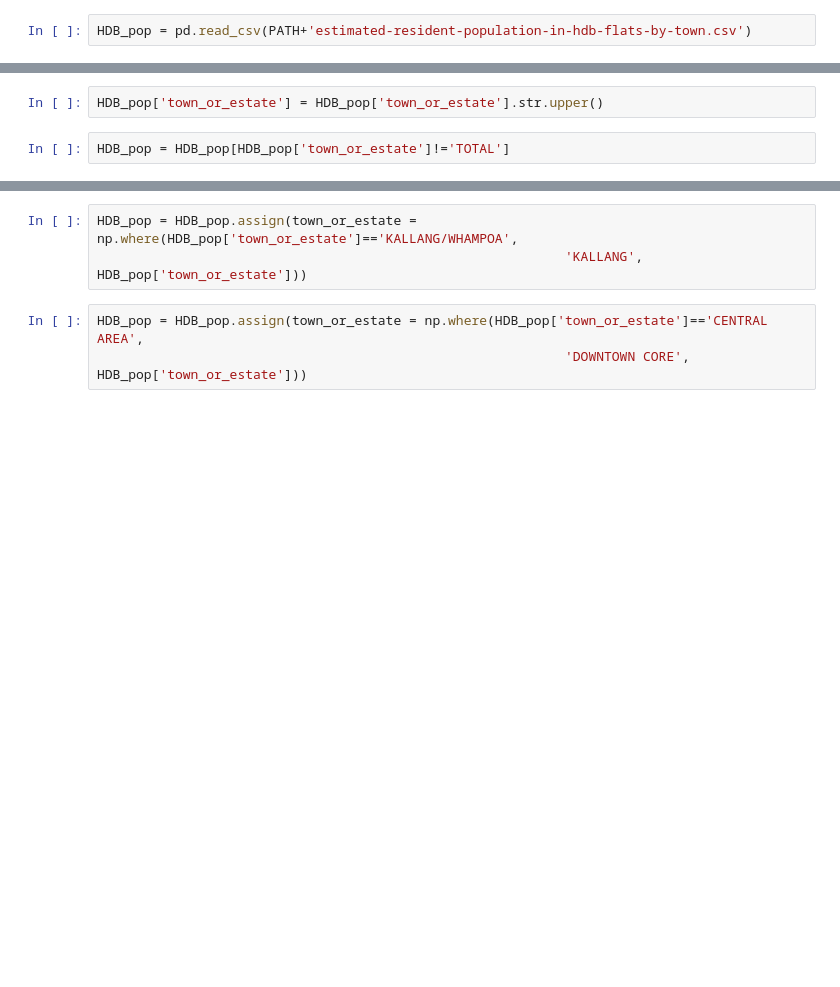
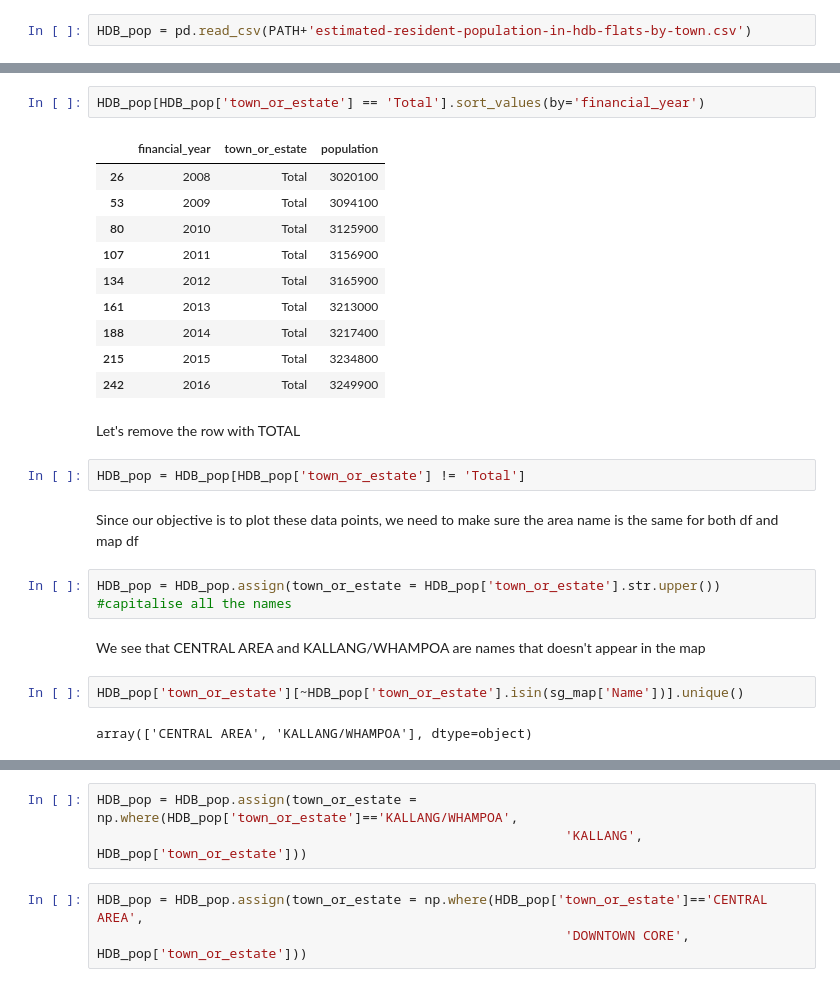
Before and after one commit to lingjie00/Singapore-population-map, a Jupyter notebook: Singapore population.ipynb, the cells around one changed output, grey strips where cells are left out. Drawn from its saved outputs; the diff is of its cells as text; blank space fills up the shorter version.

```diff
--- a/Singapore population.ipynb
+++ b/Singapore population.ipynb
@@ -70,4 +176,27 @@ HDB_pop = pd.read_csv(PATH+'estimated-resident-population-in-hdb-flats-by-town.c
+# %%
+HDB_pop[HDB_pop['town_or_estate'] == 'Total'].sort_values(by='financial_year')
+# %% [output]
+|  | financial_year | town_or_estate | population |
+| 26 | 2008 | Total | 3020100 |
+| 53 | 2009 | Total | 3094100 |
+| 80 | 2010 | Total | 3125900 |
+| 107 | 2011 | Total | 3156900 |
+| 134 | 2012 | Total | 3165900 |
+| 161 | 2013 | Total | 3213000 |
+| 188 | 2014 | Total | 3217400 |
+| 215 | 2015 | Total | 3234800 |
+| 242 | 2016 | Total | 3249900 |
+# %% [markdown]
+Let's remove the row with TOTAL
+# %%
+HDB_pop = HDB_pop[HDB_pop['town_or_estate'] != 'Total']
+# %% [markdown]
+Since our objective is to plot these data points, we need to make sure the area name is the same for both df and map df
 # %%
-HDB_pop['town_or_estate'] = HDB_pop['town_or_estate'].str.upper()
+HDB_pop = HDB_pop.assign(town_or_estate = HDB_pop['town_or_estate'].str.upper()) #capitalise all the names
+# %% [markdown]
+We see that CENTRAL AREA and KALLANG/WHAMPOA are names that doesn't appear in the map
 # %%
-HDB_pop = HDB_pop[HDB_pop['town_or_estate']!='TOTAL']
+HDB_pop['town_or_estate'][~HDB_pop['town_or_estate'].isin(sg_map['Name'])].unique()
+# %% [output]
+array(['CENTRAL AREA', 'KALLANG/WHAMPOA'], dtype=object)
```
Also changed, not shown: parts of 55 cells of this notebook, 3 other files.
